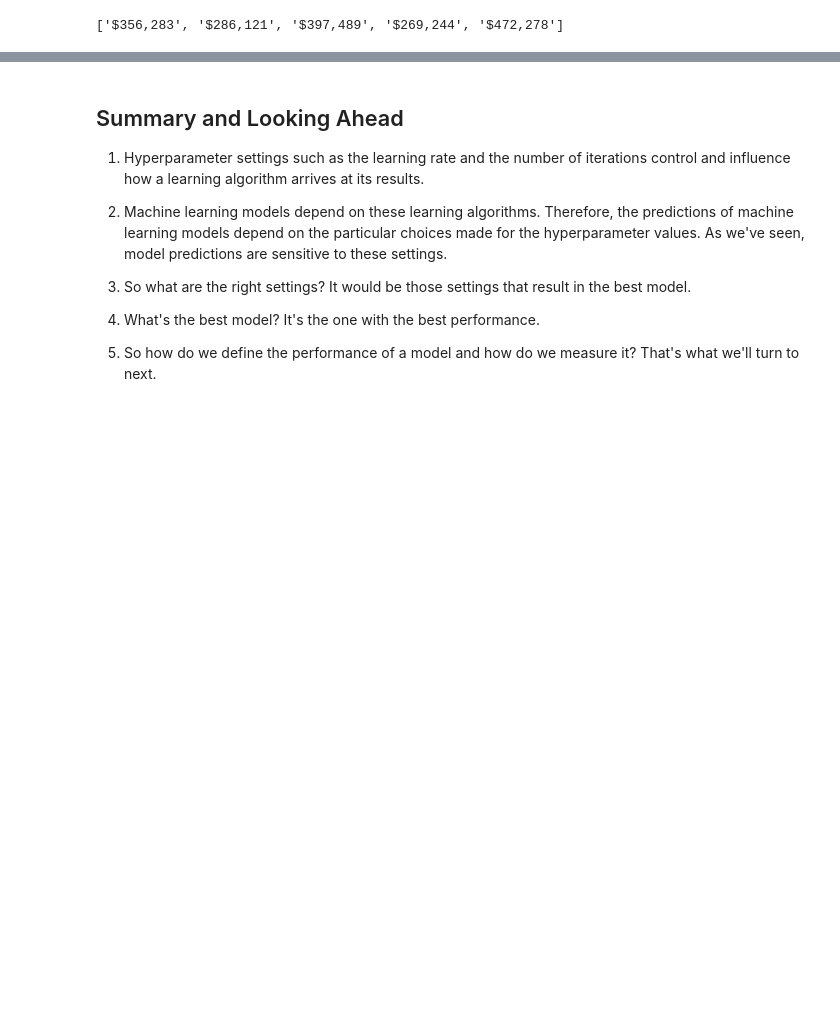
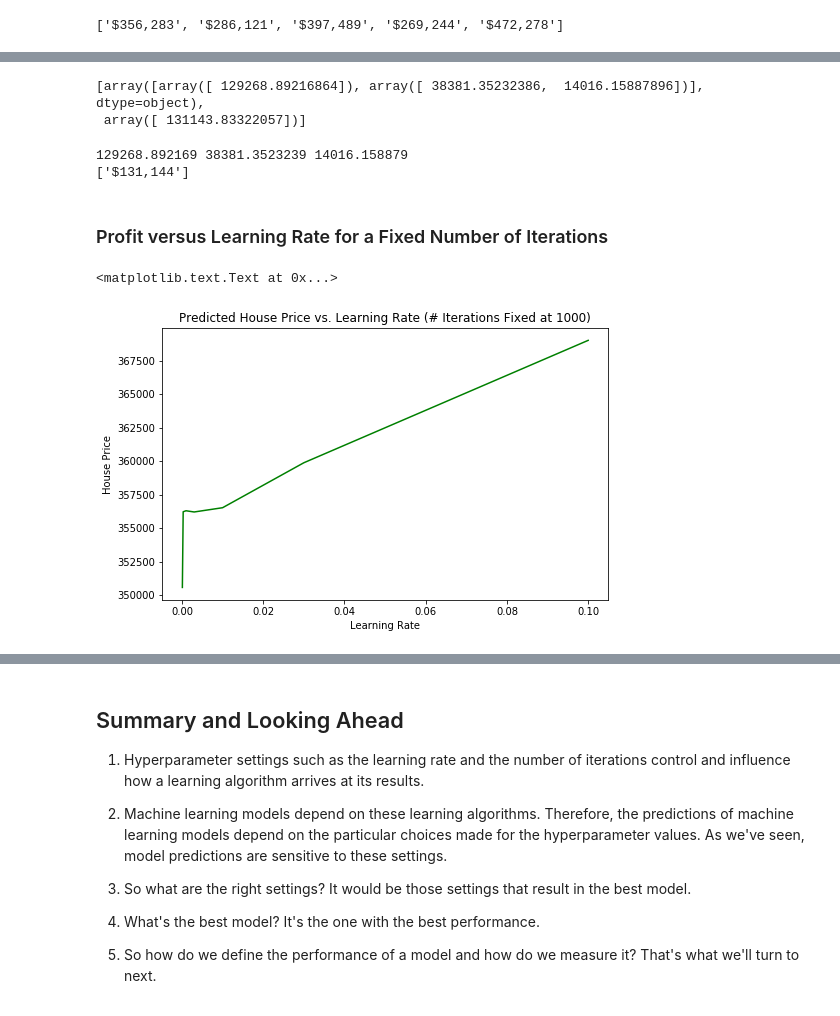
Before and after one commit to baiaooo/MLCourse, a Jupyter notebook: Notebooks/Regression-with-Scikit-Learn.ipynb, the cells around one changed output, grey strips where cells are left out. Drawn from its saved outputs; the diff is of its cells as text; code cells hidden in the pictures; blank space fills up the shorter version.

```diff
--- a/Notebooks/Regression-with-Scikit-Learn.ipynb
+++ b/Notebooks/Regression-with-Scikit-Learn.ipynb
@@ -253,0 +256,5 @@ X.shape, y.shape
+# %%
+from sklearn.preprocessing import StandardScaler
+scaler = StandardScaler()
+X_scaled = scaler.fit_transform(X)
+X_scaled[0:3]
@@ -254,6 +265,6 @@ X.shape, y.shape
 # %%
 lin_reg_m = LinearRegression()
-lin_reg_m.fit(X,y)
+lin_reg_m.fit(X_scaled,y)
 # %% [output]
 LinearRegression(copy_X=True, fit_intercept=True, n_jobs=1, normalize=False)
 # %%
@@ -288,0 +289,41 @@ lin_reg_m.score(X,y)
+# %%
+result = get_results(X_scaled, y, 0.01, 1, num_results=1)
+result
+# %% [output]
+[array([array([ 129268.89216864]), array([ 38381.35232386,  14016.15887896])], dtype=object),
+ array([ 131143.83322057])]
+# %%
+# Get the w0, w1, w2 parameter values and the price predictions
+w0 = result[0][0][0]
+w1 = result[0][1][0]
+w2 = result[0][1][1]
+prices = result[1]
+print(w0, w1, w2)
+print(['${:5,.0f}'.format(price) for price in prices])
+# %% [output]
+129268.892169 38381.3523239 14016.158879
+['$131,144']
+# %% [markdown]
+### Profit versus Learning Rate for a Fixed Number of Iterations
+# %%
+eta0_values = [0.1, 0.03, 0.01, 0.003, 0.001, 0.0003, 0.0001]
+eta0_axis = [str(eta0_val) for eta0_val in eta0_values] # axis labels for the plot
+results = [get_results(X_scaled, y, eta0_val , 1000) for eta0_val in eta0_values]
+#results
+# %%
+# Get the w0, w1, w2 parameter values and the price value(s)
+w0_values = [results[i][0][0] for i in range(len(results))]
+w1_values = [results[i][0][1][0] for i in range(len(results))]
+w2_values = [results[i][0][1][1] for i in range(len(results))]
+price_values = [results[i][1] for i in range(len(results))]
+# %%
+# How the price changes as the learning rate increases
+#  Learning faster is not necessarily learning better!
+fig, ax = plt.subplots(figsize=(8,5))
+ax.plot(eta0_values, price_values, 'g')
+ax.set_xlabel('Learning Rate')
+ax.set_ylabel('House Price')
+ax.set_title('Predicted House Price vs. Learning Rate (# Iterations Fixed at 1000)')
+# %% [output]
+<matplotlib.text.Text at 0x...>
+[figure, added]
```
Also changed, not shown: parts of 18 cells of this notebook, 1 other file.
